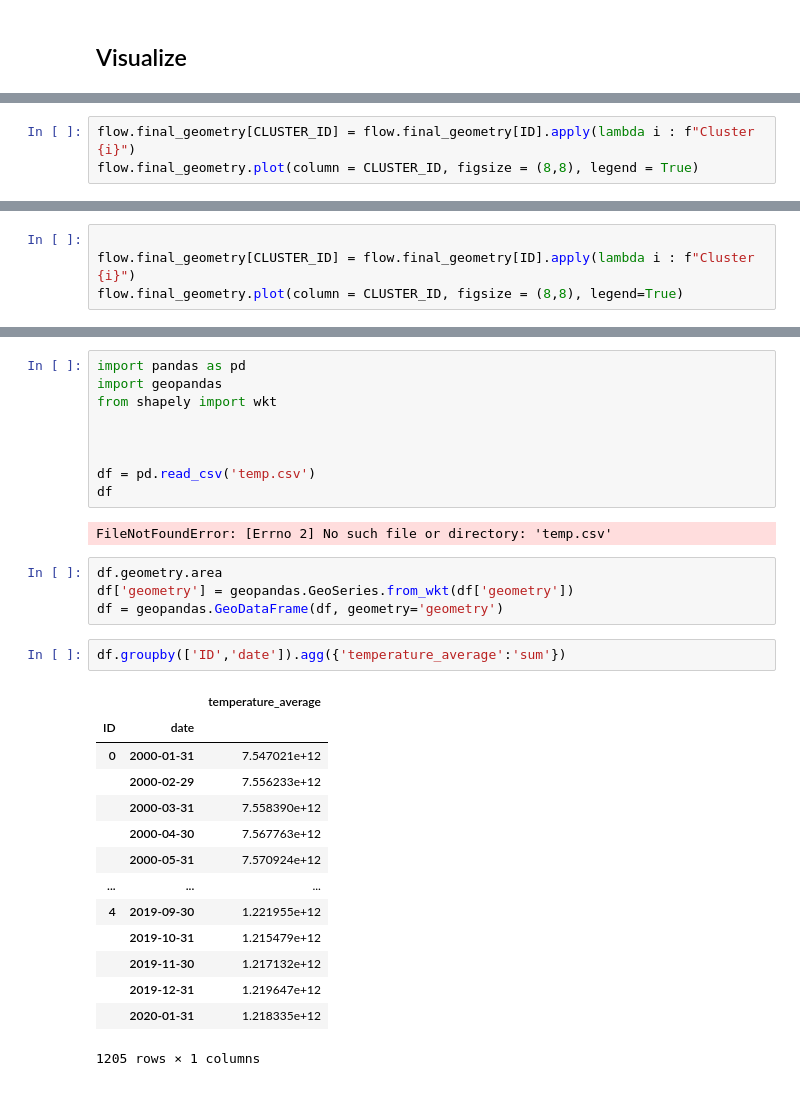
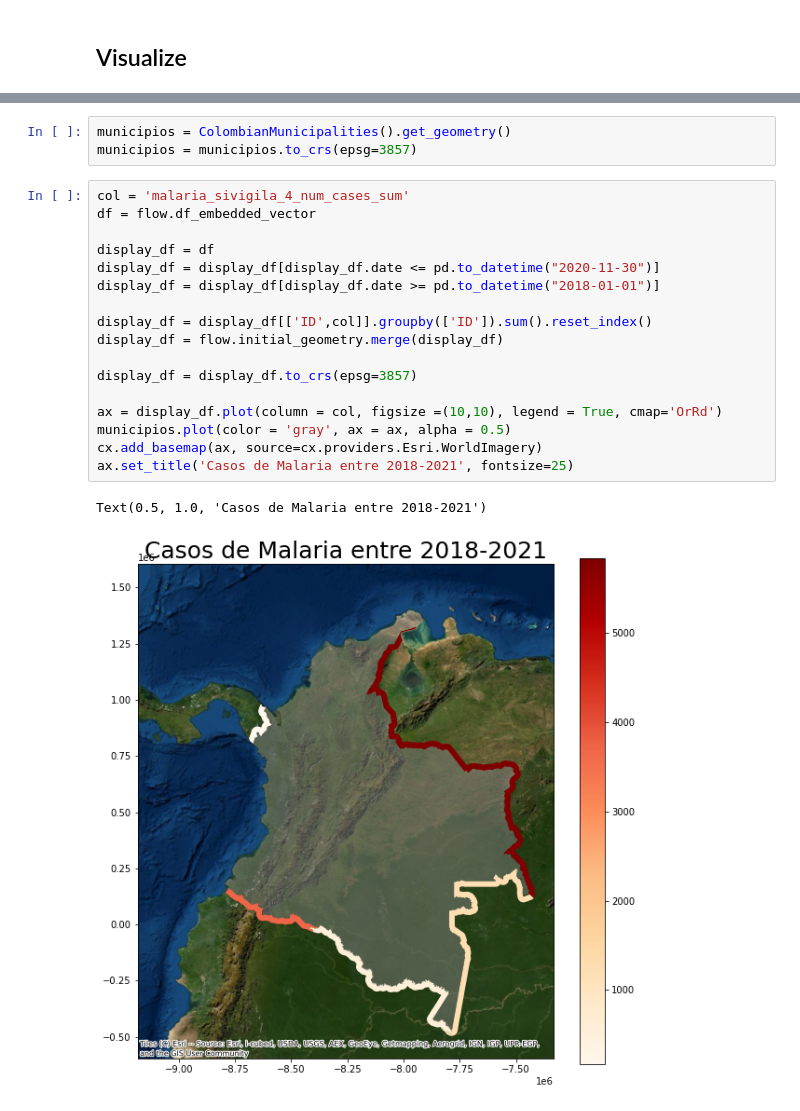
Before and after one commit to Data-Lama/pathogen_study_regions_generator, a Jupyter notebook: results/Frontiers.ipynb, the cells around one changed output, grey strips where cells are left out. Cells and saved outputs as stored; diff of their text form.

```diff
--- a/results/Frontiers.ipynb
+++ b/results/Frontiers.ipynb
@@ -107,3 +102,0 @@ flow.final_geometry.shape
-# %%
-flow.final_geometry[CLUSTER_ID] = flow.final_geometry[ID].apply(lambda i : f"Cluster {i}")
-flow.final_geometry.plot(column = CLUSTER_ID, figsize = (8,8), legend = True)
@@ -173,4 +102,0 @@ display(df)
-# %%
-
-flow.final_geometry[CLUSTER_ID] = flow.final_geometry[ID].apply(lambda i : f"Cluster {i}")
-flow.final_geometry.plot(column = CLUSTER_ID, figsize = (8,8), legend=True)
@@ -180,32 +103,23 @@ flow.final_geometry.plot(column = CLUSTER_ID, figsize = (8,8), legend=True)
-# %%
-import pandas as pd
-import geopandas
-from shapely import wkt
-
-
-
-df = pd.read_csv('temp.csv')
-df
-# %% [output]
-FileNotFoundError: [Errno 2] No such file or directory: 'temp.csv'
-# %%
-df.geometry.area
-df['geometry'] = geopandas.GeoSeries.from_wkt(df['geometry'])
-df = geopandas.GeoDataFrame(df, geometry='geometry')
-# %%
-df.groupby(['ID','date']).agg({'temperature_average':'sum'})
-# %% [output]
-|  |  | temperature_average |
-| ID | date |  |
-| 0 | 2000-01-31 | 7.547021e+12 |
-|  | 2000-02-29 | 7.556233e+12 |
-|  | 2000-03-31 | 7.558390e+12 |
-|  | 2000-04-30 | 7.567763e+12 |
-|  | 2000-05-31 | 7.570924e+12 |
-| ... | ... | ... |
-| 4 | 2019-09-30 | 1.221955e+12 |
-|  | 2019-10-31 | 1.215479e+12 |
-|  | 2019-11-30 | 1.217132e+12 |
-|  | 2019-12-31 | 1.219647e+12 |
-|  | 2020-01-31 | 1.218335e+12 |
-1205 rows × 1 columns
+# %%
+municipios = ColombianMunicipalities().get_geometry()
+municipios = municipios.to_crs(epsg=3857)
+# %%
+col = 'malaria_sivigila_4_num_cases_sum'
+df = flow.df_embedded_vector
+
+display_df = df
+display_df = display_df[display_df.date <= pd.to_datetime("2020-11-30")]
+display_df = display_df[display_df.date >= pd.to_datetime("2018-01-01")]
+
+display_df = display_df[['ID',col]].groupby(['ID']).sum().reset_index()
+display_df = flow.initial_geometry.merge(display_df)
+
+display_df = display_df.to_crs(epsg=3857)
+
+ax = display_df.plot(column = col, figsize =(10,10), legend = True, cmap='OrRd')
+municipios.plot(color = 'gray', ax = ax, alpha = 0.5)
+cx.add_basemap(ax, source=cx.providers.Esri.WorldImagery)
+ax.set_title('Casos de Malaria entre 2018-2021', fontsize=25)
+# %% [output]
+Text(0.5, 1.0, 'Casos de Malaria entre 2018-2021')
+[figure, added]
```
Also changed, not shown: parts of 14 cells of this notebook, 26 other files.
